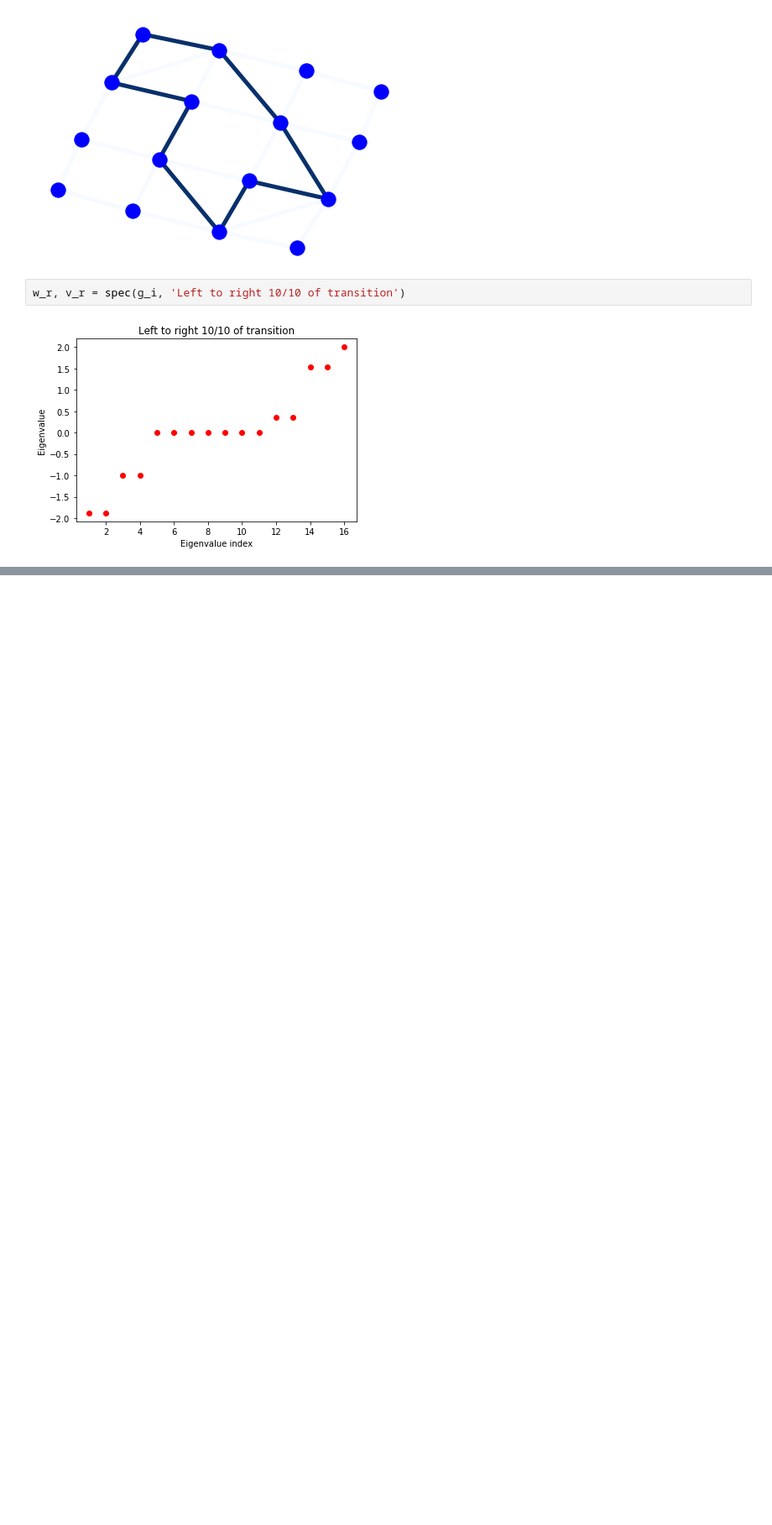
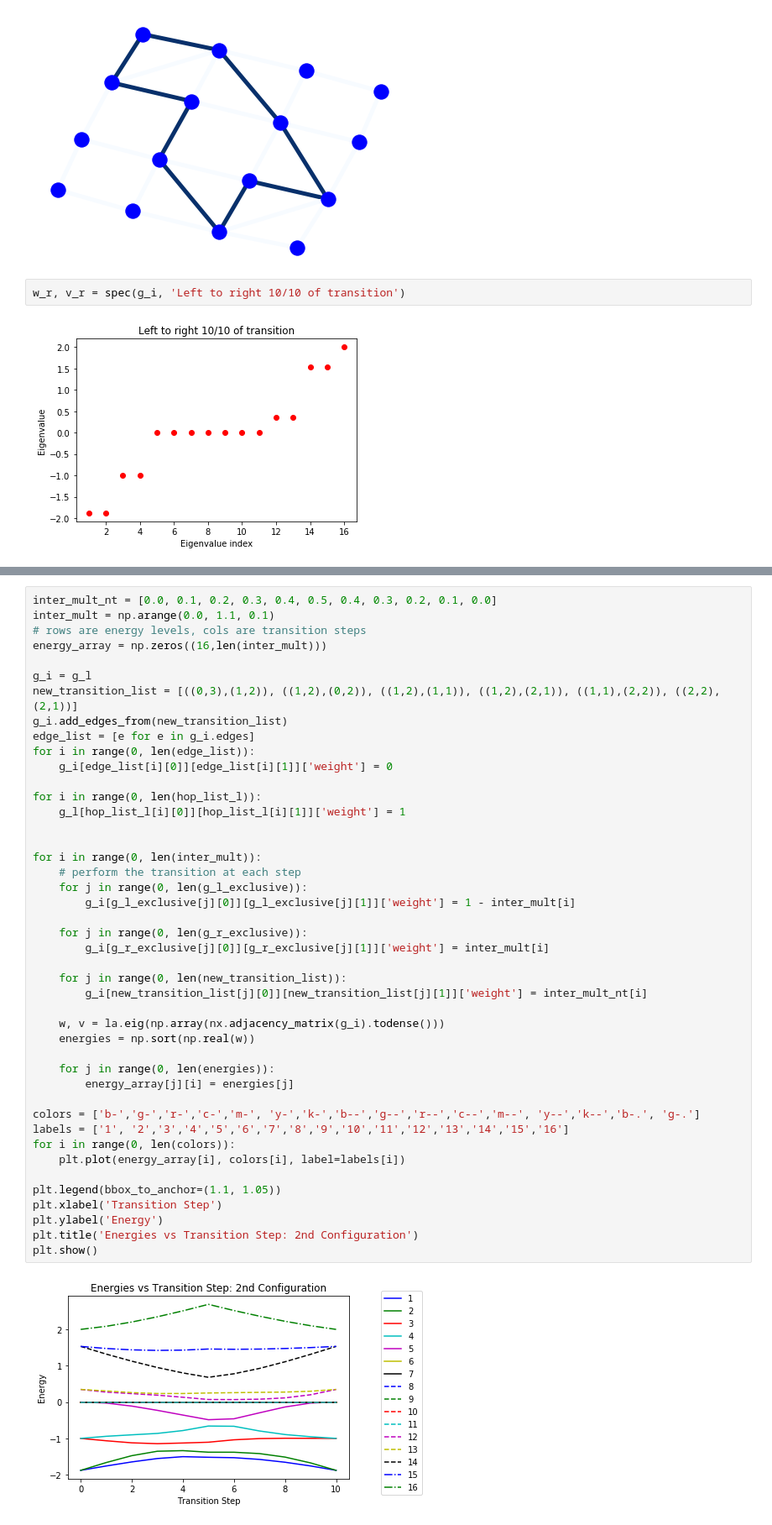
Before and after one commit to ShabaniLab/CircuitQEDLattices, a Jupyter notebook: PhaseTransition.ipynb, the cells around one changed output, grey strips where cells are left out. Shown at 84% size. Cells and saved outputs as stored; diff of their text form; blank space fills up the shorter version.

```diff
--- a/PhaseTransition.ipynb
+++ b/PhaseTransition.ipynb
@@ -254,0 +308,46 @@ w_r, v_r = spec(g_i, 'Left to right 10/10 of transition')
+# %%
+inter_mult_nt = [0.0, 0.1, 0.2, 0.3, 0.4, 0.5, 0.4, 0.3, 0.2, 0.1, 0.0]
+inter_mult = np.arange(0.0, 1.1, 0.1)
+# rows are energy levels, cols are transition steps
+energy_array = np.zeros((16,len(inter_mult)))
+
+g_i = g_l
+new_transition_list = [((0,3),(1,2)), ((1,2),(0,2)), ((1,2),(1,1)), ((1,2),(2,1)), ((1,1),(2,2)), ((2,2),(2,1))]
+g_i.add_edges_from(new_transition_list)
+edge_list = [e for e in g_i.edges]
+for i in range(0, len(edge_list)):
+    g_i[edge_list[i][0]][edge_list[i][1]]['weight'] = 0
+
+for i in range(0, len(hop_list_l)):
+    g_l[hop_list_l[i][0]][hop_list_l[i][1]]['weight'] = 1
+
+
+for i in range(0, len(inter_mult)):
+    # perform the transition at each step
+    for j in range(0, len(g_l_exclusive)):
+        g_i[g_l_exclusive[j][0]][g_l_exclusive[j][1]]['weight'] = 1 - inter_mult[i]
+
+    for j in range(0, len(g_r_exclusive)):
+        g_i[g_r_exclusive[j][0]][g_r_exclusive[j][1]]['weight'] = inter_mult[i]
+
+    for j in range(0, len(new_transition_list)):
+        g_i[new_transition_list[j][0]][new_transition_list[j][1]]['weight'] = inter_mult_nt[i]
+
+    w, v = la.eig(np.array(nx.adjacency_matrix(g_i).todense()))
+    energies = np.sort(np.real(w))
+
+    for j in range(0, len(energies)):
+        energy_array[j][i] = energies[j]
+
+colors = ['b-','g-','r-','c-','m-', 'y-','k-','b--','g--','r--','c--','m--', 'y--','k--','b-.', 'g-.']
+labels = ['1', '2','3','4','5','6','7','8','9','10','11','12','13','14','15','16']
+for i in range(0, len(colors)):
+    plt.plot(energy_array[i], colors[i], label=labels[i])
+
+plt.legend(bbox_to_anchor=(1.1, 1.05))
+plt.xlabel('Transition Step')
+plt.ylabel('Energy')
+plt.title('Energies vs Transition Step: 2nd Configuration')
+plt.show()
+# %% [output]
+[figure, added]
```
Also changed, not shown: parts of 17 cells of this notebook.
